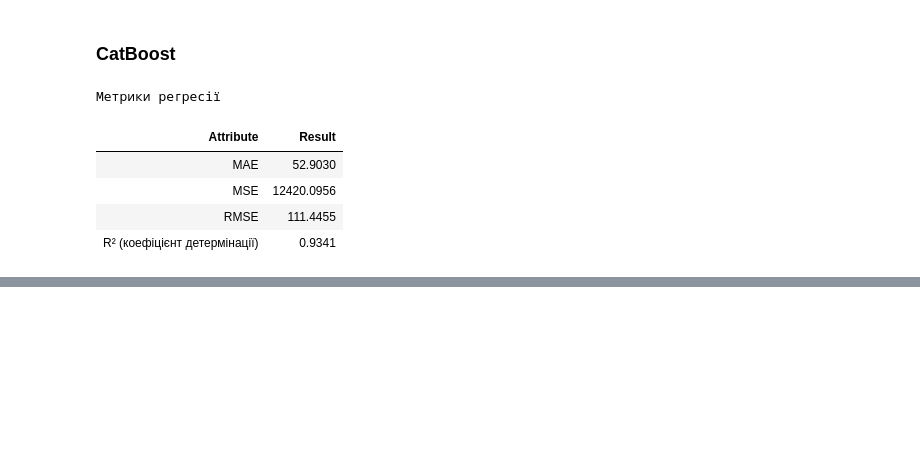
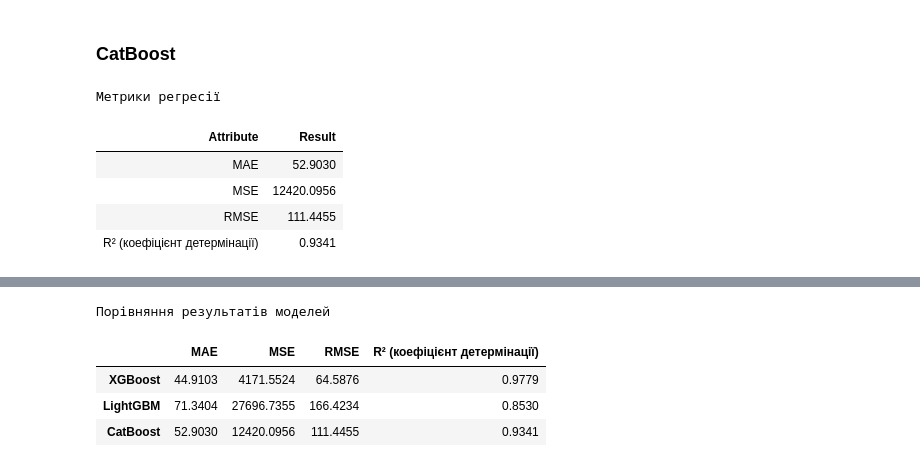
Before and after one commit to BogdanPinchuk/DataScience-PBY_HW14, a Jupyter notebook: Bohdan_Pinchuk_DS_HW14.ipynb, the cells around one changed output, grey strips where cells are left out. Saved outputs shown, nothing was run; the diff lists cells and outputs as text; code cells hidden in the pictures; blank space fills up the shorter version.

```diff
--- a/Bohdan_Pinchuk_DS_HW14.ipynb
+++ b/Bohdan_Pinchuk_DS_HW14.ipynb
@@ -1992,0 +2002,22 @@ plt.show()
+# %%
+# Comparing models
+
+from apps.reporter import Reporter
+
+# Input data
+models = [
+    ("XGBoost", df_xgboost_r),
+    ("LightGBM", df_lightgbm_r),
+    ("CatBoost", df_catboost_r),
+]
+
+# Solution
+
+# Print results
+Reporter.print_concat_pd_reports(models, "Порівняння результатів моделей")
+# %% [output]
+Порівняння результатів моделей
+|  | MAE | MSE | RMSE | R² (коефіцієнт детермінації) |
+| XGBoost | 44.9103 | 4171.5524 | 64.5876 | 0.9779 |
+| LightGBM | 71.3404 | 27696.7355 | 166.4234 | 0.8530 |
+| CatBoost | 52.9030 | 12420.0956 | 111.4455 | 0.9341 |
```
Also changed, not shown: parts of 4 cells of this notebook, 3 other files.
